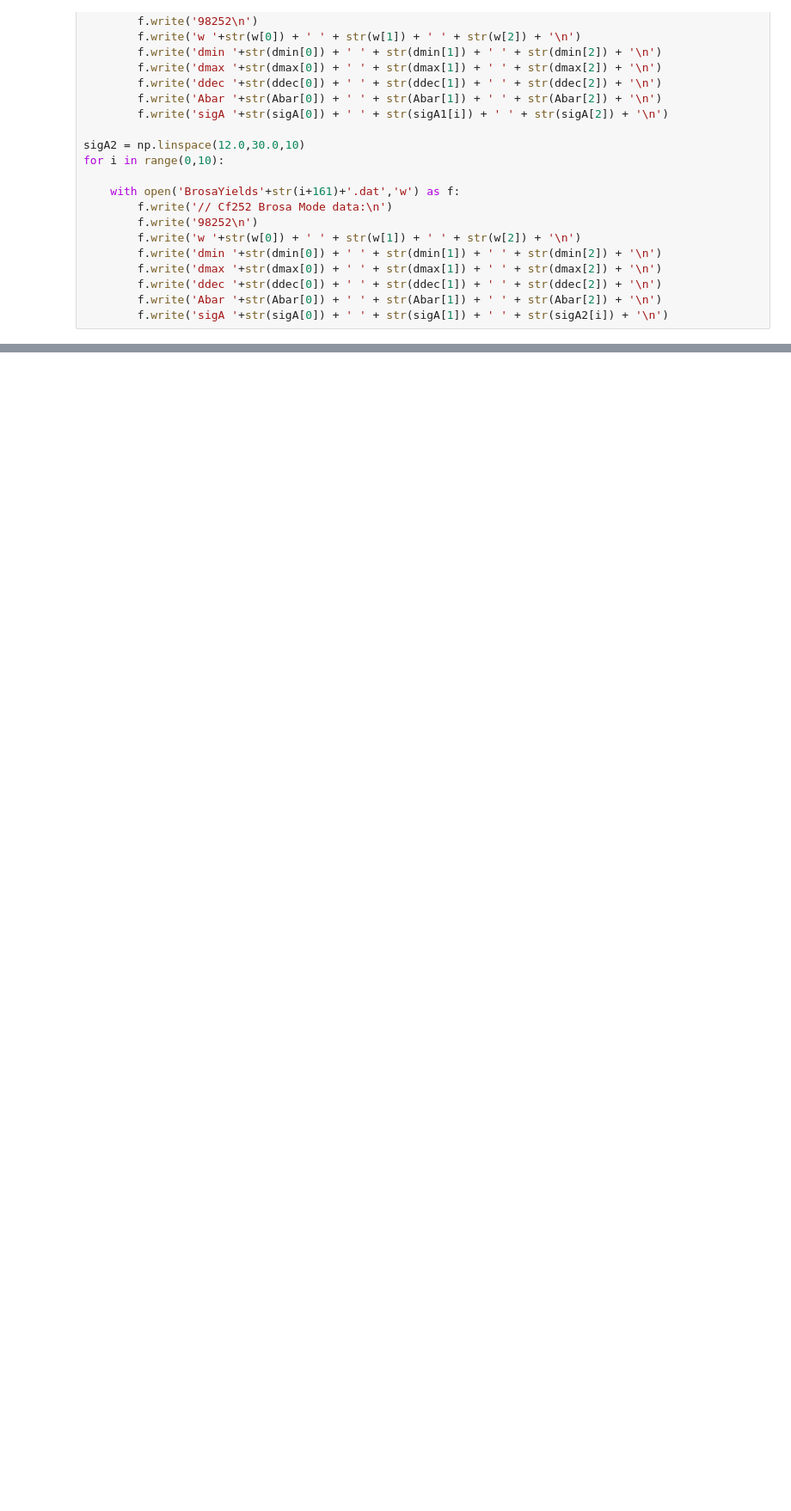
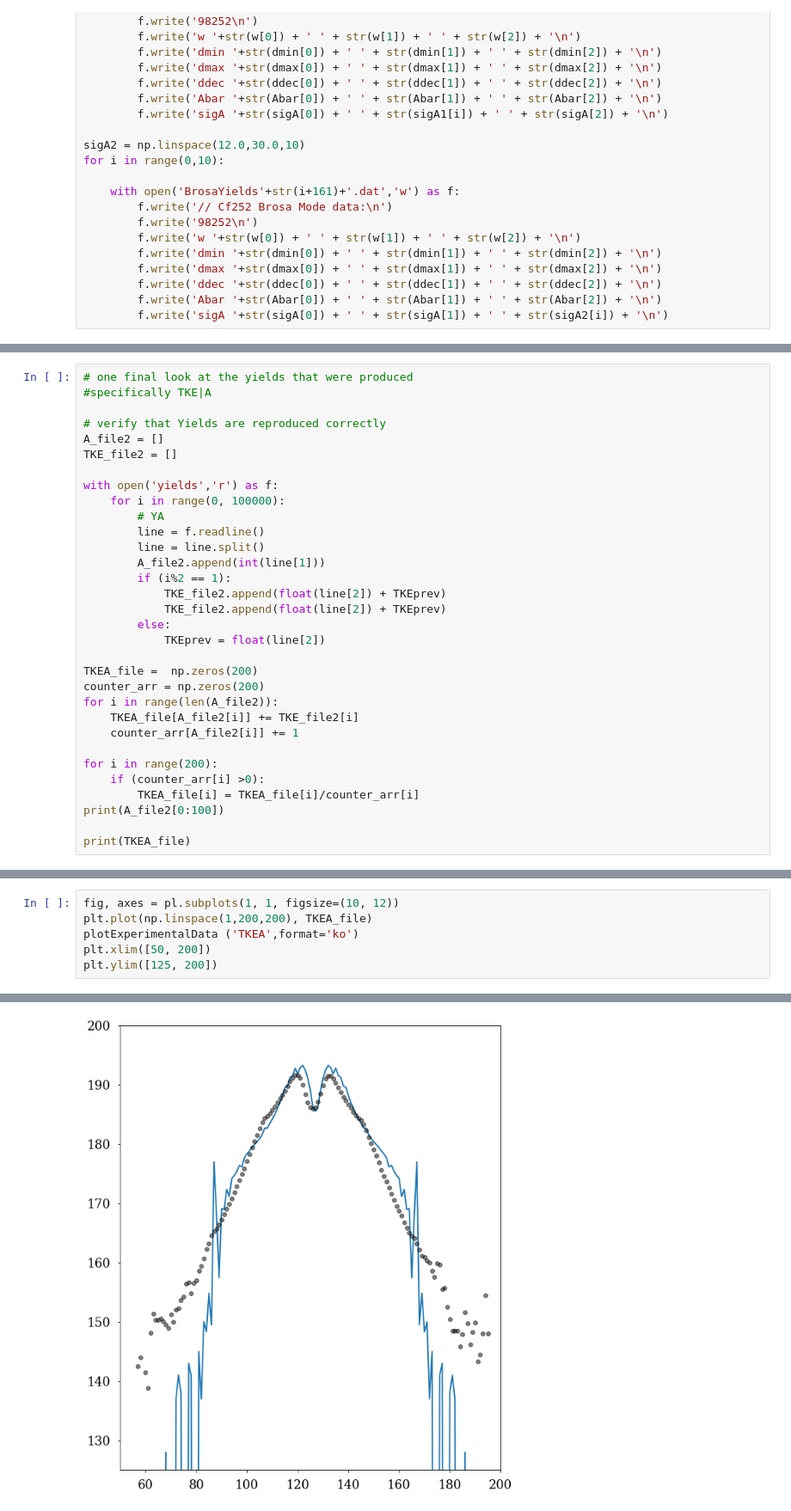
Before and after one commit to austinlc/YATKE, a Jupyter notebook: SampleAlgorithm.ipynb, the cells around one changed output, grey strips where cells are left out. Shown: that part at 86% size. Drawn from its saved outputs; the diff is of its cells as text; blank space fills up the shorter version.

```diff
--- a/SampleAlgorithm.ipynb
+++ b/SampleAlgorithm.ipynb
@@ -937,0 +993,32 @@ for i in range(0,10):
+# %%
+# one final look at the yields that were produced
+#specifically TKE|A
+
+# verify that Yields are reproduced correctly
+A_file2 = []
+TKE_file2 = []
+
+with open('yields','r') as f:
+    for i in range(0, 100000):
+        # YA
+        line = f.readline()
+        line = line.split()
+        A_file2.append(int(line[1]))
+        if (i%2 == 1):
+            TKE_file2.append(float(line[2]) + TKEprev)
+            TKE_file2.append(float(line[2]) + TKEprev)
+        else:
+            TKEprev = float(line[2])
+
+TKEA_file =  np.zeros(200)
+counter_arr = np.zeros(200)
+for i in range(len(A_file2)):
+    TKEA_file[A_file2[i]] += TKE_file2[i]
+    counter_arr[A_file2[i]] += 1
+
+for i in range(200):
+    if (counter_arr[i] >0):
+        TKEA_file[i] = TKEA_file[i]/counter_arr[i]
+print(A_file2[0:100])
+
+print(TKEA_file)
@@ -937,0 +1043,7 @@ for i in range(0,10):
+# %%
+fig, axes = pl.subplots(1, 1, figsize=(10, 12))
+plt.plot(np.linspace(1,200,200), TKEA_file)
+plotExperimentalData ('TKEA',format='ko')
+plt.xlim([50, 200])
+plt.ylim([125, 200])
+# %% [output]
@@ -937,0 +1051 @@ for i in range(0,10):
+[figure, added]
```
Also changed, not shown: parts of 5 cells of this notebook, 2 other files.
